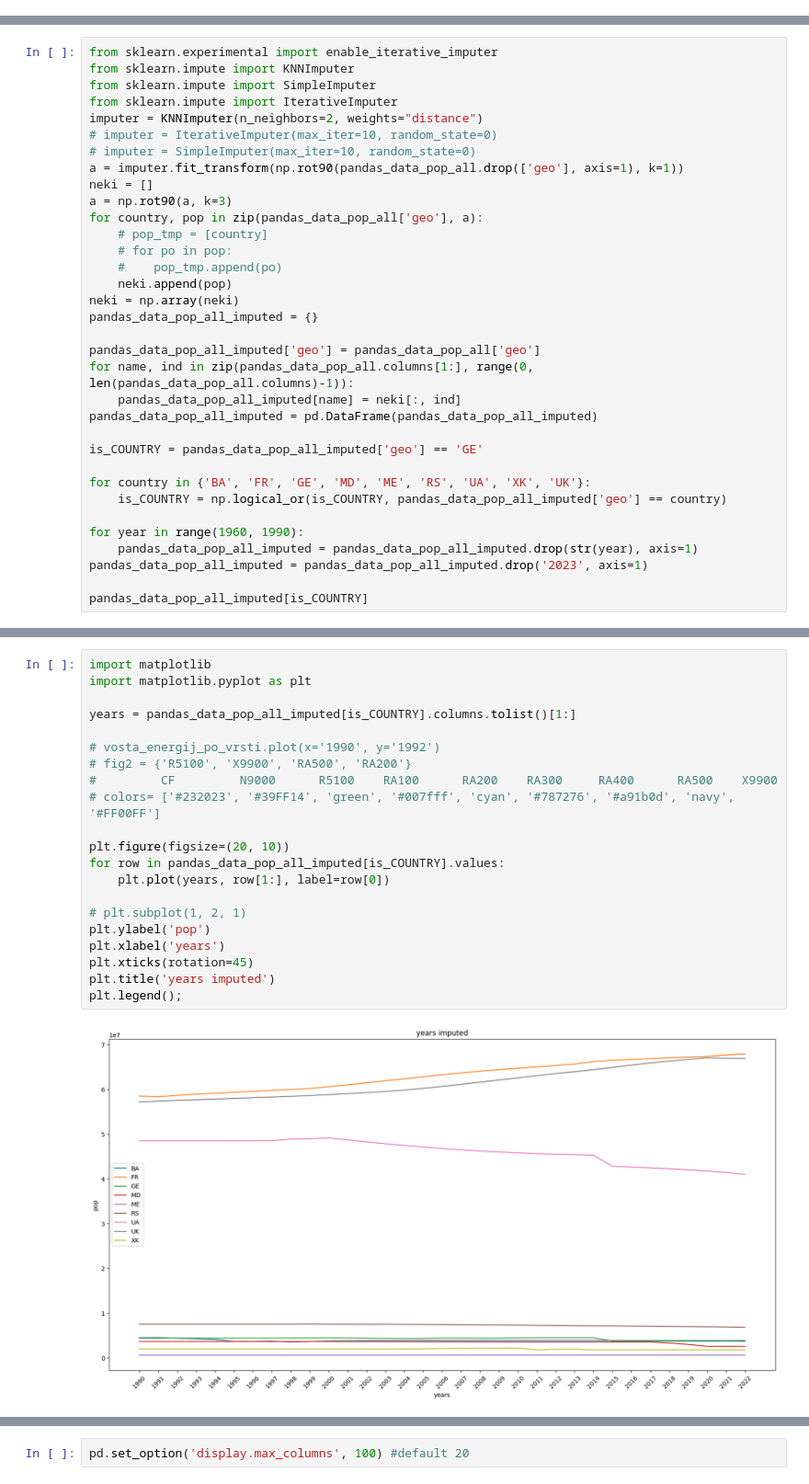
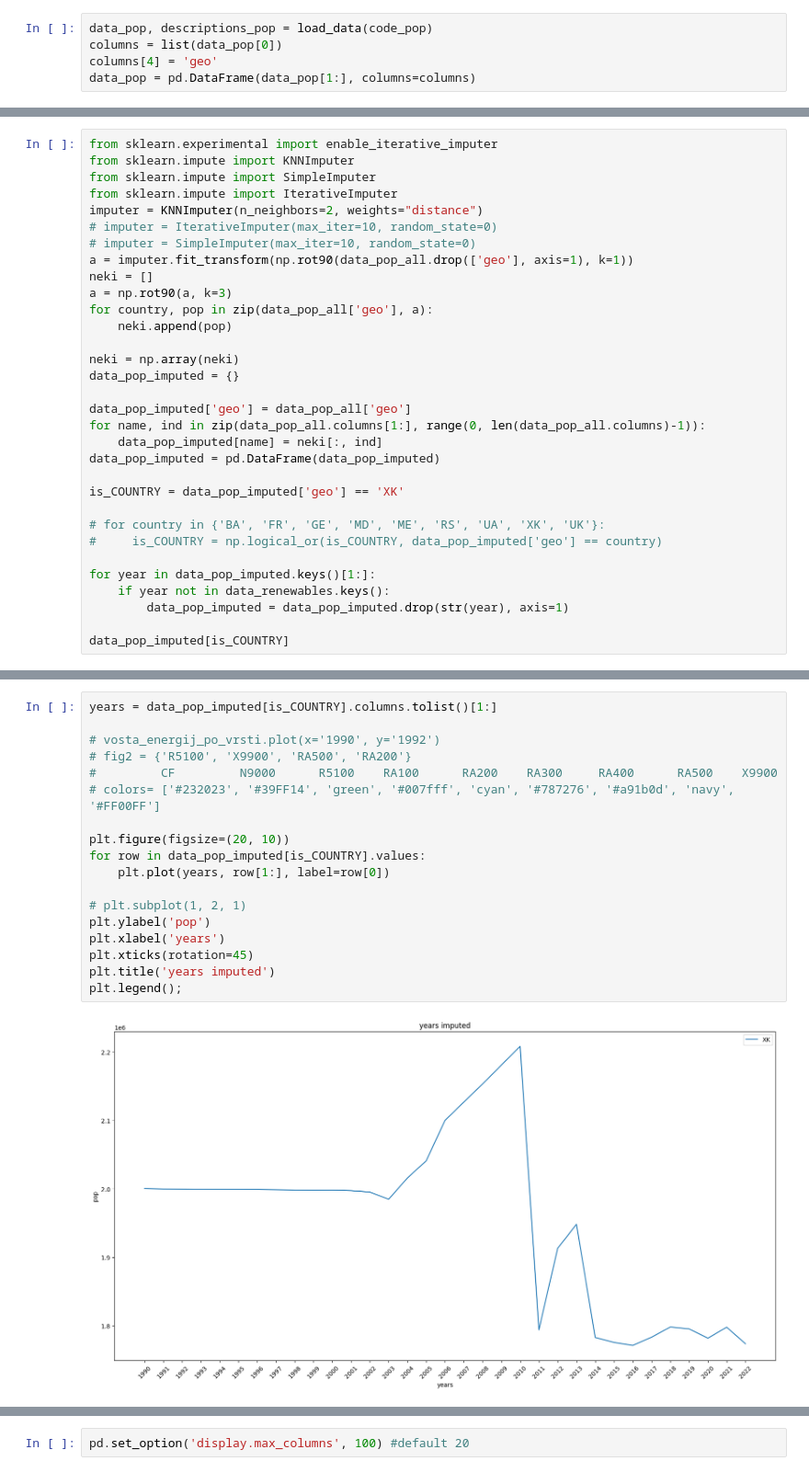
Before and after one commit to TilenG2/EU_Power_production, a Jupyter notebook: electrical_production.ipynb, the cells around one changed output, grey strips where cells are left out. Shown: that part at 92% size. Drawn from its saved outputs; the diff is of its cells as text.

```diff
--- a/electrical_production.ipynb
+++ b/electrical_production.ipynb
@@ -42,0 +40,5 @@ for name in descriptions_other.keys():
+# %%
+data_pop, descriptions_pop = load_data(code_pop)
+columns = list(data_pop[0])
+columns[4] = 'geo'
+data_pop = pd.DataFrame(data_pop[1:], columns=columns)
@@ -138,30 +124,28 @@ from sklearn.impute import IterativeImputer
 imputer = KNNImputer(n_neighbors=2, weights="distance")
 # imputer = IterativeImputer(max_iter=10, random_state=0)
 # imputer = SimpleImputer(max_iter=10, random_state=0)
-a = imputer.fit_transform(np.rot90(pandas_data_pop_all.drop(['geo'], axis=1), k=1))
+a = imputer.fit_transform(np.rot90(data_pop_all.drop(['geo'], axis=1), k=1))
 neki = []
 a = np.rot90(a, k=3)
-for country, pop in zip(pandas_data_pop_all['geo'], a):
-    # pop_tmp = [country]
-    # for po in pop:
-    #    pop_tmp.append(po)
+for country, pop in zip(data_pop_all['geo'], a):
     neki.append(pop)
+
 neki = np.array(neki)
-pandas_data_pop_all_imputed = {}
+data_pop_imputed = {}
 
-pandas_data_pop_all_imputed['geo'] = pandas_data_pop_all['geo']
-for name, ind in zip(pandas_data_pop_all.columns[1:], range(0, len(pandas_data_pop_all.columns)-1)):
-    pandas_data_pop_all_imputed[name] = neki[:, ind]
-pandas_data_pop_all_imputed = pd.DataFrame(pandas_data_pop_all_imputed)
+data_pop_imputed['geo'] = data_pop_all['geo']
+for name, ind in zip(data_pop_all.columns[1:], range(0, len(data_pop_all.columns)-1)):
+    data_pop_imputed[name] = neki[:, ind]
+data_pop_imputed = pd.DataFrame(data_pop_imputed)
 
-is_COUNTRY = pandas_data_pop_all_imputed['geo'] == 'GE'
+is_COUNTRY = data_pop_imputed['geo'] == 'XK'
 
-for country in {'BA', 'FR', 'GE', 'MD', 'ME', 'RS', 'UA', 'XK', 'UK'}:
-    is_COUNTRY = np.logical_or(is_COUNTRY, pandas_data_pop_all_imputed['geo'] == country)
+# for country in {'BA', 'FR', 'GE', 'MD', 'ME', 'RS', 'UA', 'XK', 'UK'}:
+#     is_COUNTRY = np.logical_or(is_COUNTRY, data_pop_imputed['geo'] == country)
 
-for year in range(1960, 1990):
-    pandas_data_pop_all_imputed = pandas_data_pop_all_imputed.drop(str(year), axis=1)
-pandas_data_pop_all_imputed = pandas_data_pop_all_imputed.drop('2023', axis=1)
+for year in data_pop_imputed.keys()[1:]:
+    if year not in data_renewables.keys():
+        data_pop_imputed = data_pop_imputed.drop(str(year), axis=1)
 
-pandas_data_pop_all_imputed[is_COUNTRY]
+data_pop_imputed[is_COUNTRY]
 # %% [output]
@@ -179,24 +154,21 @@ pandas_data_pop_all_imputed[is_COUNTRY]
 # %%
-import matplotlib
-import matplotlib.pyplot as plt
-
-years = pandas_data_pop_all_imputed[is_COUNTRY].columns.tolist()[1:]
+years = data_pop_imputed[is_COUNTRY].columns.tolist()[1:]
 
 # vosta_energij_po_vrsti.plot(x='1990', y='1992')
 # fig2 = {'R5100', 'X9900', 'RA500', 'RA200'}
 #         CF         N9000      R5100    RA100      RA200    RA300     RA400      RA500    X9900
 # colors= ['#232023', '#39FF14', 'green', '#007fff', 'cyan', '#787276', '#a91b0d', 'navy', '#FF00FF']
 
 plt.figure(figsize=(20, 10))
-for row in pandas_data_pop_all_imputed[is_COUNTRY].values:
+for row in data_pop_imputed[is_COUNTRY].values:
     plt.plot(years, row[1:], label=row[0])
 
 # plt.subplot(1, 2, 1)
 plt.ylabel('pop')
 plt.xlabel('years')
 plt.xticks(rotation=45)
 plt.title('years imputed')
 plt.legend();
 # %% [output]
-[figure, old version]
+[figure, new version]
 # %%
```
Also changed, not shown: parts of 56 cells of this notebook.
